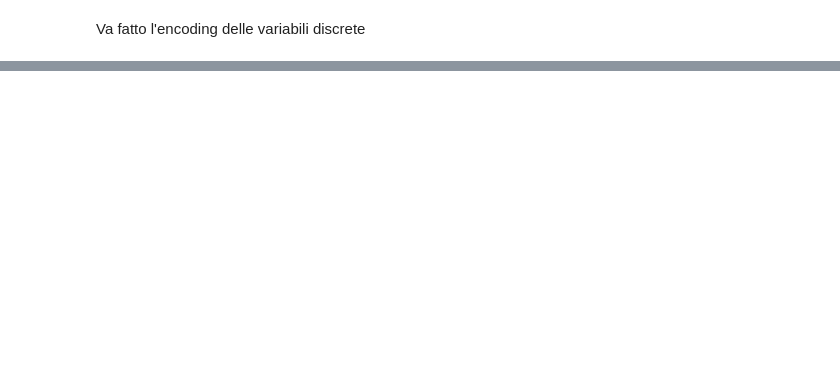
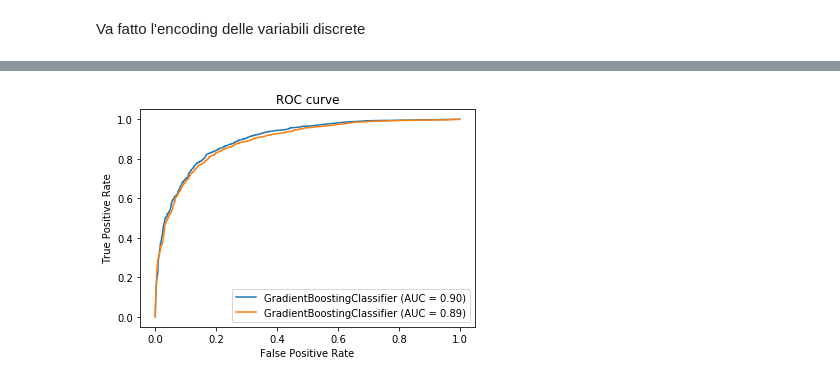
Before and after one commit to simonedambrosi/MLTOX-Simone, a Jupyter notebook: Script per tesi/First models.ipynb, the cells around one changed output, grey strips where cells are left out. Cells and saved outputs as stored; diff of their text form; code cells hidden in the pictures; blank space fills up the shorter version.

```diff
--- a/Script per tesi/First models.ipynb
+++ b/Script per tesi/First models.ipynb
@@ -141,0 +241,6 @@ dtype: object
+# %%
+# categorical variable
+cat_var = use_db.dtypes[use_db.dtypes == 'object'].index
+# %%
+use_db.drop(columns = cat_var, inplace = True)
+use_db
@@ -141,0 +263,11 @@ dtype: object
+# %%
+from sklearn.ensemble import GradientBoostingClassifier
+from sklearn.model_selection import train_test_split
+
+X_train, X_test, y_train, y_test = train_test_split(use_db.values, target, stratify = target,
+                                                    test_size=0.33, random_state=42)
+
+
+gbc = GradientBoostingClassifier()
+# %%
+gbc.fit(X_train, y_train)
@@ -141,0 +307,10 @@ dtype: object
+# %%
+from sklearn.metrics import plot_roc_curve
+
+ax = plt.gca()
+ax.set_title("ROC curve")
+plot_roc_curve(gbc, X_train, y_train, ax=ax)
+plot_roc_curve(gbc, X_test, y_test, ax=ax)
+plt.show()
+# %% [output]
+[figure, added]
```
Also changed, not shown: parts of 41 cells of this notebook, 14 other files.
